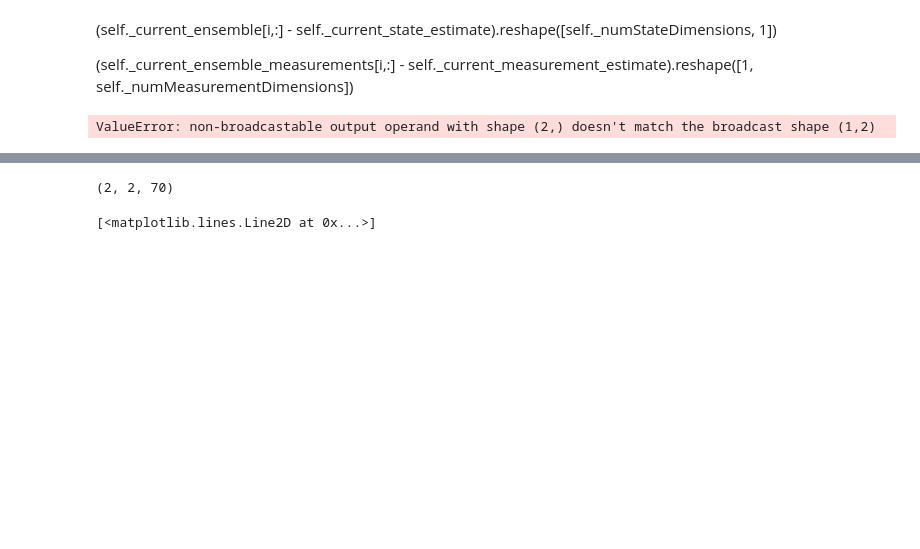
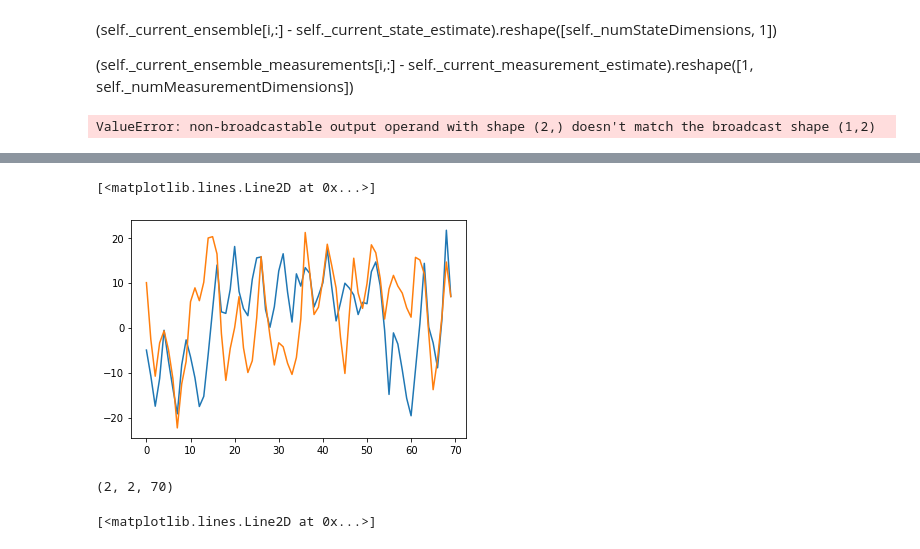
Before and after one commit to brianjburrow/CodingTest_AIR, a Jupyter notebook: EnKF.ipynb, the cells around one changed output, grey strips where cells are left out. Drawn from its saved outputs; the diff is of its cells as text; code cells hidden in the pictures; blank space fills up the shorter version.

```diff
--- a/EnKF.ipynb
+++ b/EnKF.ipynb
@@ -538,3 +538,9 @@ plt.plot(estimate[1])
+# %%
+plt.plot(states[0])
+plt.plot(states[1])
+# %% [output]
+[<matplotlib.lines.Line2D at 0x...>]
+[figure, added]
 # %%
 error.shape
 # %% [output]
```
Also changed, not shown: parts of 23 cells of this notebook, 1 other file.
